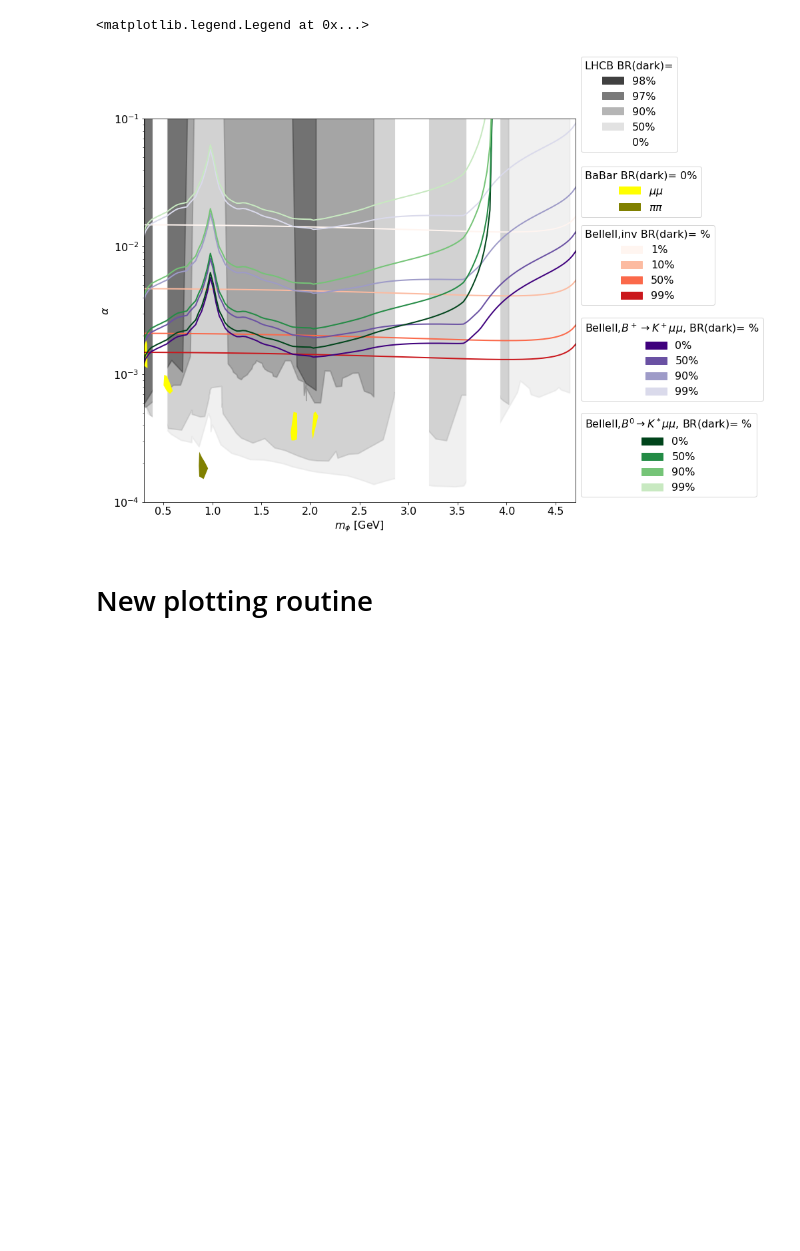
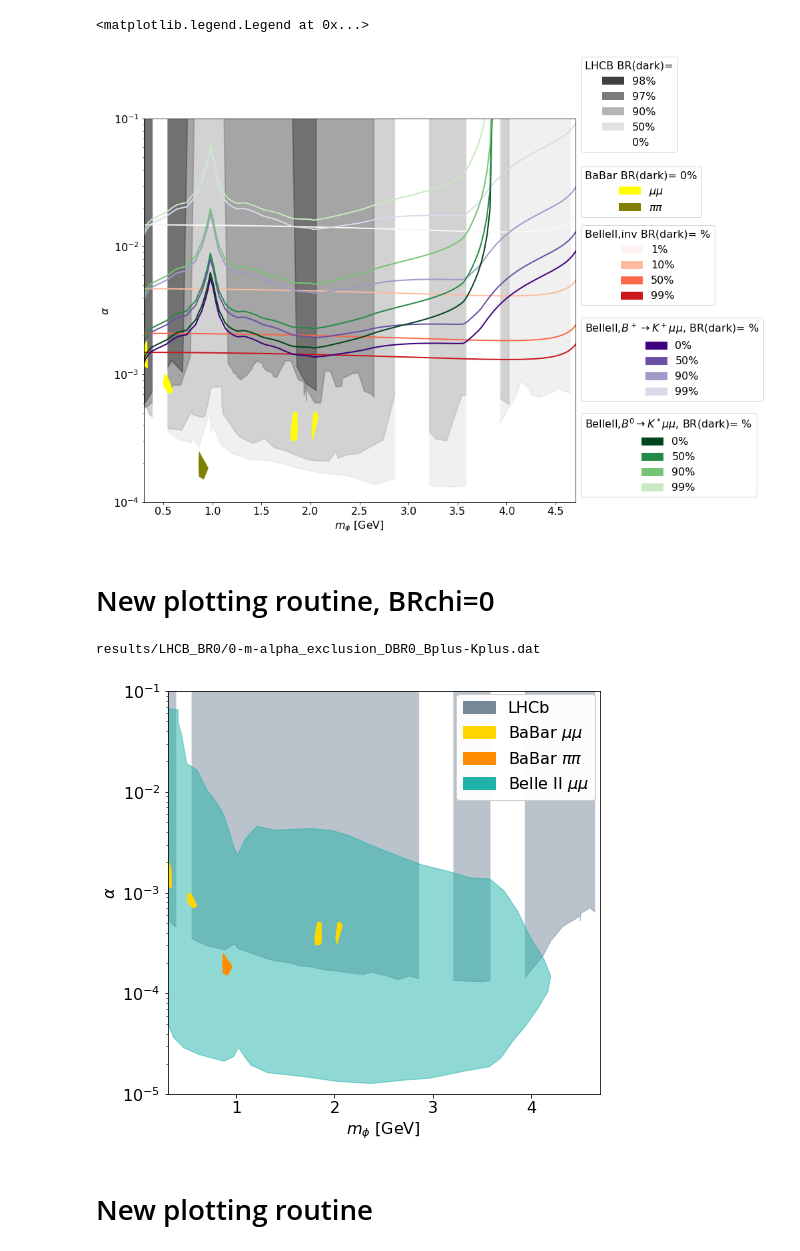
Before and after one commit to anasthesia/B-K, a Jupyter notebook: Combined_bounds.ipynb, the cells around one changed output. Drawn from its saved outputs; the diff is of its cells as text; code cells hidden in the pictures; blank space fills up the shorter version.

```diff
--- a/Combined_bounds.ipynb
+++ b/Combined_bounds.ipynb
@@ -196,6 +200,72 @@ results/LHCB/3-0-m-alpha_exclusion_DBR0.97_Bplus-Kplus.dat
 results/LHCB/4-0-m-alpha_exclusion_DBR0.98_Bplus-Kplus.dat
 <matplotlib.legend.Legend at 0x...>
 [figure]
+# %% [markdown]
+# New plotting routine, BRchi=0
+# %%
+fig=plt.figure(figsize=(10, 7))
+ax  = fig.add_subplot(111)
+ax.set_position([0.1,0.1,0.6,0.8])
+
+
+babarFolder="results/BaBar/"
+belleIIFoder="results/BelleII/"
+
+LHCBcolor="lightslategray"
+Belle2color="lightseagreen"
+mucolor="gold"
+picolor="darkorange"
+
+#LHCB plots
+plotFromFolder("results/LHCB_BR0",False,"fill",cm.Greys,2)
+plotGen("results/LHCB_BR0/0-m-alpha_exclusion_DBR0_Bplus-Kplus.dat","fill", LHCBcolor,1)
+plotWhiteRegions(10**(0))
+
+patchLHCB = mpatches.Patch(color=LHCBcolor, label='LHCb')
+
+
+#BelleII plots
+plotGen(belleIIFoder+"0-3events_BR0-manual.dat","oppacpolygon", Belle2color,1)
+
+
+patchBelleII = mpatches.Patch(color=Belle2color, label='Belle II $\\mu \\mu$')
+
+#BaBar plots
+plotGen(babarFolder+"0-0-m-alpha_exclusion_DBR0_BaBar_mumu.dat","polygon", mucolor,1)
+plotGen(babarFolder+"0-1-m-alpha_exclusion_DBR0_BaBar_mumu.dat","polygon", mucolor,1)
+plotGen(babarFolder+"0-2-m-alpha_exclusion_DBR0_BaBar_mumu.dat","polygon", mucolor,1)
+plotGen(babarFolder+"0-3-m-alpha_exclusion_DBR0_BaBar_mumu.dat","polygon", mucolor,1)
+plotGen(babarFolder+"1-m-alpha_exclusion_DBR0_BaBar_pipi.dat","polygon", picolor,1)
+
+
+ax.set_xlim( (0.3, 4.7))
+ax.set_ylim((1*10**(-5),1*10**(-1)))
+
+
+#plt.title(''.format(i))
+ax.set_xlabel('$m_\\phi$ [GeV]')
+ax.set_ylabel('$\\alpha$')
+
+#ax.set_xscale("log")
+ax.set_yscale("log")
+
+
+patchBaBarmu = mpatches.Patch(color=mucolor, label='BaBar $\\mu \\mu$')
+patchBaBarpi = mpatches.Patch(color=picolor, label='BaBar $\\pi \\pi$')
+
+
+Legend=plt.legend(handles=[patchLHCB,patchBaBarmu, patchBaBarpi, patchBelleII],loc='lower left',\
+           bbox_to_anchor=(0.65, 0.71, 0.5, 2))
+plt.gca().add_artist(Legend)
+
+
+#ax.legend(handles=[patch0,patch1,patch2,patch3,patch4],loc='lower left',\
+#           bbox_to_anchor=(1, 0.3, 0.5, 1),title="LHCB BR(dark)=")
+
+fig.savefig('./results/m-alpha_combined_BR0_nonlog-3events-manual.png')
+# %% [output]
+results/LHCB_BR0/0-m-alpha_exclusion_DBR0_Bplus-Kplus.dat
+[figure, added]
 # %% [markdown]
 # New plotting routine
 # %%
```
Also changed, not shown: parts of 2 cells of this notebook, 3 other files.
